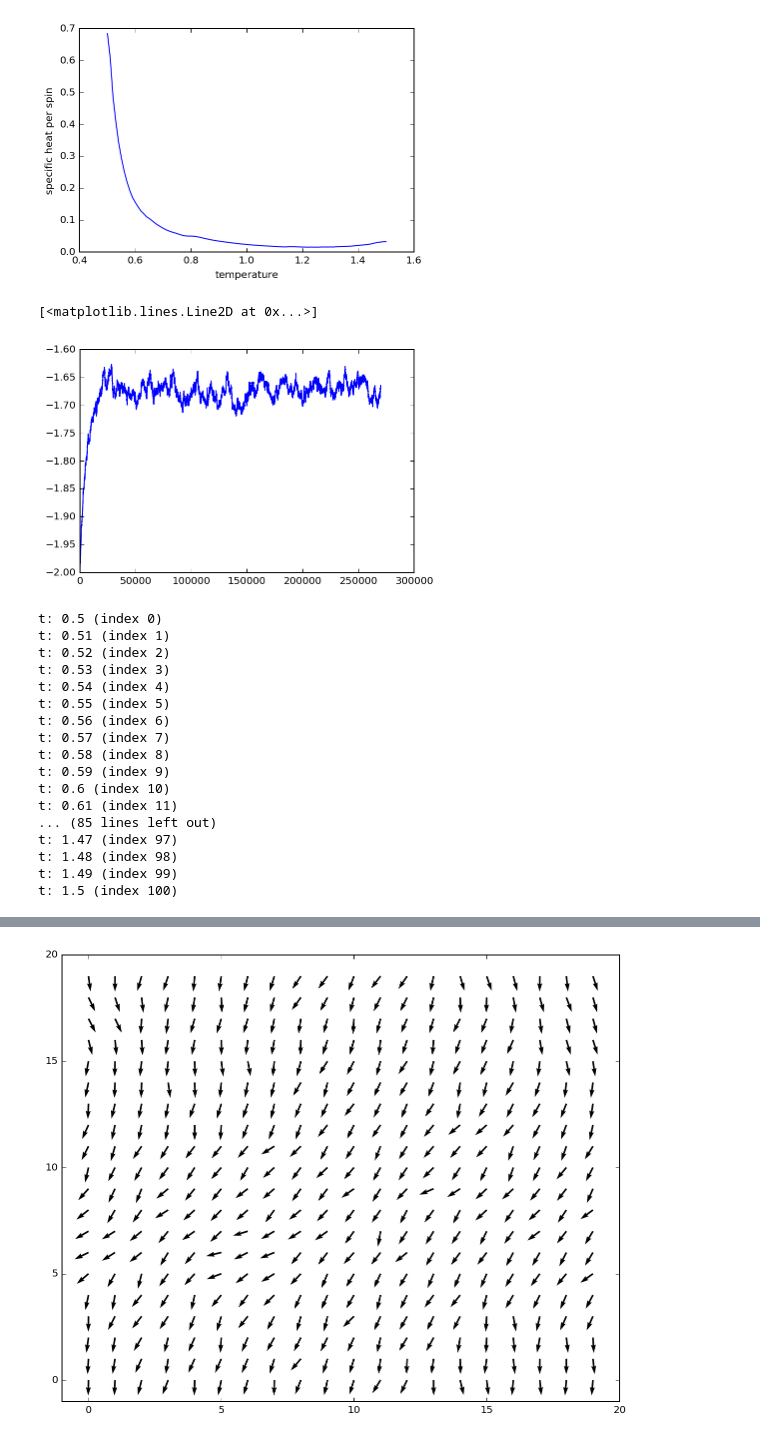
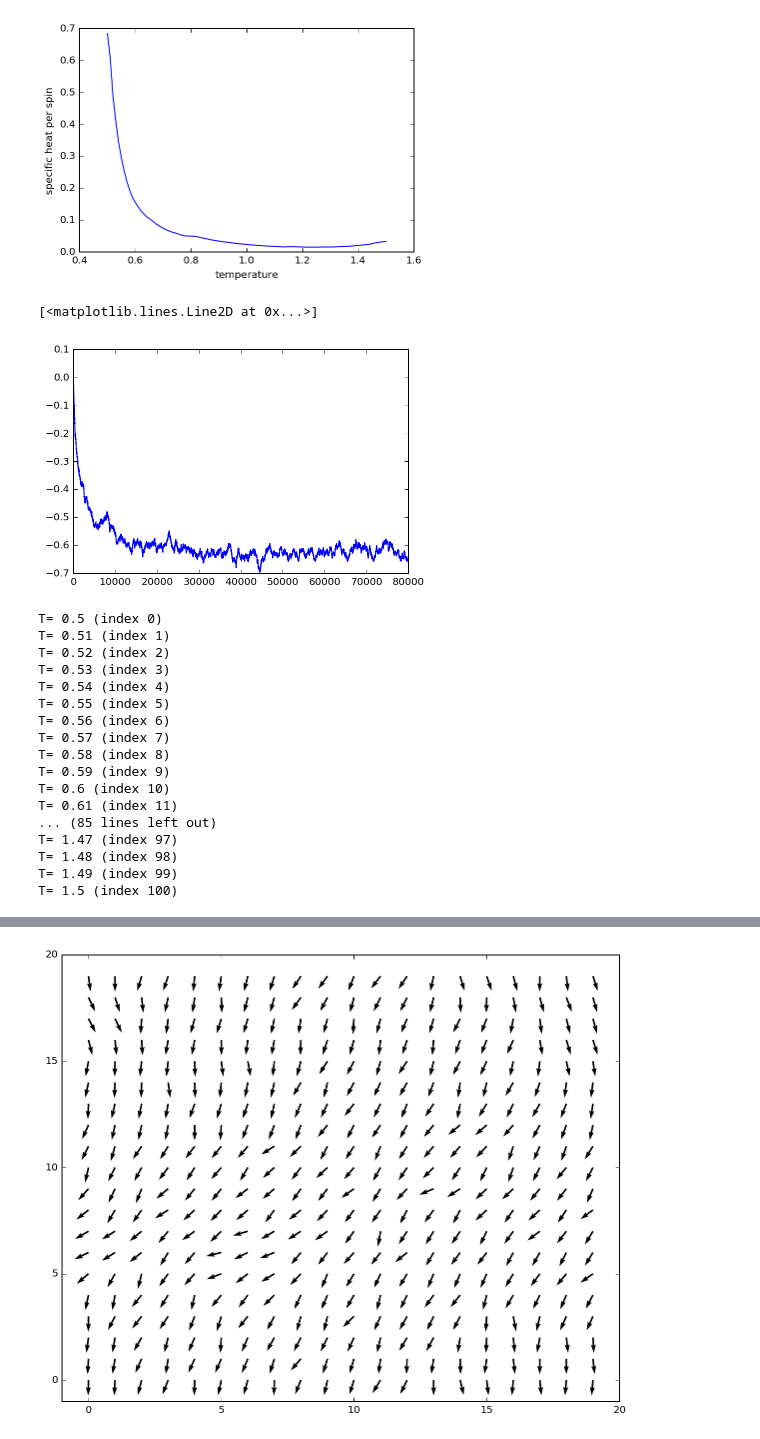
Before and after one commit to kaitshin/PHYSICS113-final-project, a Jupyter notebook: XY_Model.ipynb, the cells around one changed output, grey strips where cells are left out. Drawn from its saved outputs; the diff is of its cells as text; code cells hidden in the pictures.

```diff
--- a/XY_Model.ipynb
+++ b/XY_Model.ipynb
@@ -438,24 +438,26 @@ def get_specific_heat2(H_vals, T):
 #     return np.var(H_vals[-actual_vals:]) * (1.0/(T**2 * N))
     return np.var(H_vals) * (1.0/(T**2))
 # %%
-L=30
-grid = np.ones((L,L))
-# grid = rs.rand(*(L,L))
+L=20
+# grid = np.ones((L,L))
+grid = rs.rand(*(L,L))
 H_mtx = init_H_matrix(grid, J)
 H = np.sum(H_mtx)/2.0
 H_vals= [H]
 
 T=1.0
-nsteps = 300 * L**2
+nsteps = 200 * L**2
 HH = []
 for nn in range(nsteps):
     grid, H_mtx, H = step(grid, J, H_mtx, H, T, rs, return_vals=True)
     HH.append(H)
 plt.plot(range(nsteps), np.array(HH)/L**2)
 # %% [output]
 [<matplotlib.lines.Line2D at 0x...>]
-[figure, old version]
+[figure, new version]
 # %%
+temps = np.arange(0.5, 1.51, .01)
+
 L=20
 grid = np.ones((L,L))
 # grid = rs.rand(*(L,L))
@@ -463,53 +465,50 @@ H_mtx = init_H_matrix(grid, J)
 H = np.sum(H_mtx)/2.0
 H_vals= [H]
 
-n_eq = 200 * L**2
+n_eq = 1000 * L**2
 
 energy = np.zeros(len(temps))
 specific_heats = np.zeros(len(temps))
-magnetization = []
+magnetization = np.zeros(len(temps))
+susceptibility = np.zeros(len(temps))
 for t, T in enumerate(temps):
-    print 't:', T, '(index', str(t)+')'
+    print 'T=', T, '(index', str(t)+')'
 
-#     grid = np.copy(test)
-    grid = np.ones((L,L))
-    # grid = rs.rand(*(L,L))
-    H_mtx = init_H_matrix(grid, J)
-    H = np.sum(H_mtx)/2.0
+#     grid = np.ones((L,L))
+#     H_mtx = init_H_matrix(grid, J)
+#     H = np.sum(H_mtx)/2.0
 
     # force the grid to equilibrate
     for nn in range(n_eq):
         grid, H_mtx, H = step(grid, J, H_mtx, H, T, rs, return_vals=True)
 
-    H0 = []
+    H0 = np.zeros(5*L)
+    counter = 0
     # measurements to avg
     for mm in range(5*L):
-        grid, H_mtx, H = step(grid, J, H_mtx, H, T, rs, return_vals=True)
-        H0.append(H)
-
-#     grid, H_mtx, H = step(grid, J, H_mtx, H, T, rs, return_vals=True)
-#     print H
-#     print np.mean(H_vals0)
-#     specific_heats.append(get_specific_heat(H_vals, T, L*L))
+        for nn in range(L**2): # let the grid evolve for one sweep
+            grid, H_mtx, H = step(grid, J, H_mtx, H, T, rs, return_vals=True)
+        H0[mm] = H
 
     energy[t] = np.mean(H0)
     specific_heats[t] = np.var(H0)/T**2
-#     specheats2.append(get_specific_heat2(H_vals, T))
+#     magnetization[t] =
+#     susceptibility[t] =
 # %% [output]
-t: 0.5 (index 0)
-t: 0.51 (index 1)
-t: 0.52 (index 2)
-t: 0.53 (index 3)
-t: 0.54 (index 4)
-t: 0.55 (index 5)
-t: 0.56 (index 6)
-t: 0.57 (index 7)
-t: 0.58 (index 8)
-t: 0.59 (index 9)
-t: 0.6 (index 10)
-t: 0.61 (index 11)
+T= 0.5 (index 0)
+T= 0.51 (index 1)
+T= 0.52 (index 2)
+T= 0.53 (index 3)
+T= 0.54 (index 4)
+T= 0.55 (index 5)
+T= 0.56 (index 6)
+T= 0.57 (index 7)
+T= 0.58 (index 8)
+T= 0.59 (index 9)
+T= 0.6 (index 10)
+T= 0.61 (index 11)
 ... (85 lines left out)
-t: 1.47 (index 97)
-t: 1.48 (index 98)
-t: 1.49 (index 99)
-t: 1.5 (index 100)
+T= 1.47 (index 97)
+T= 1.48 (index 98)
+T= 1.49 (index 99)
+T= 1.5 (index 100)
```
Also changed, not shown: parts of 4 cells of this notebook.
